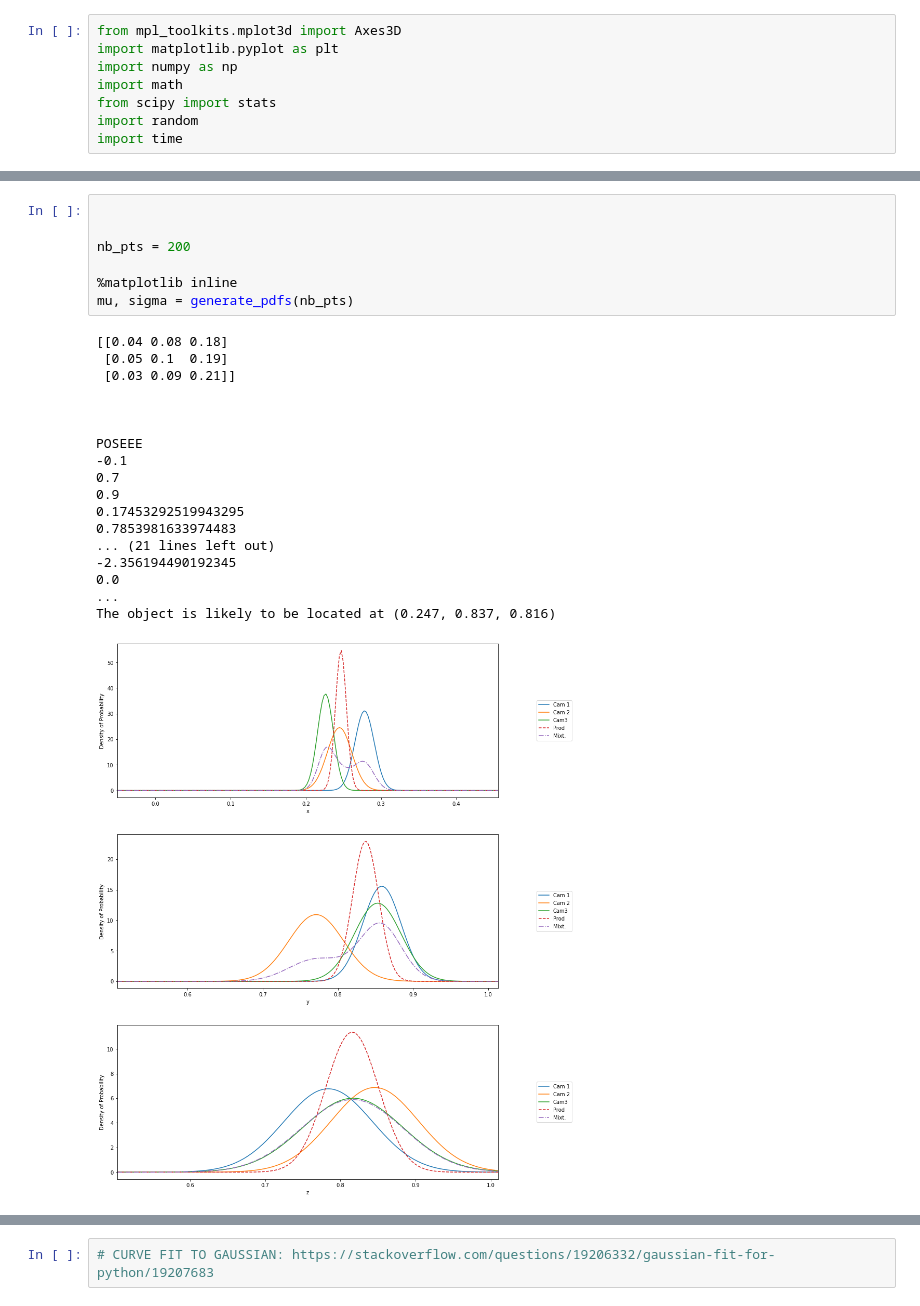
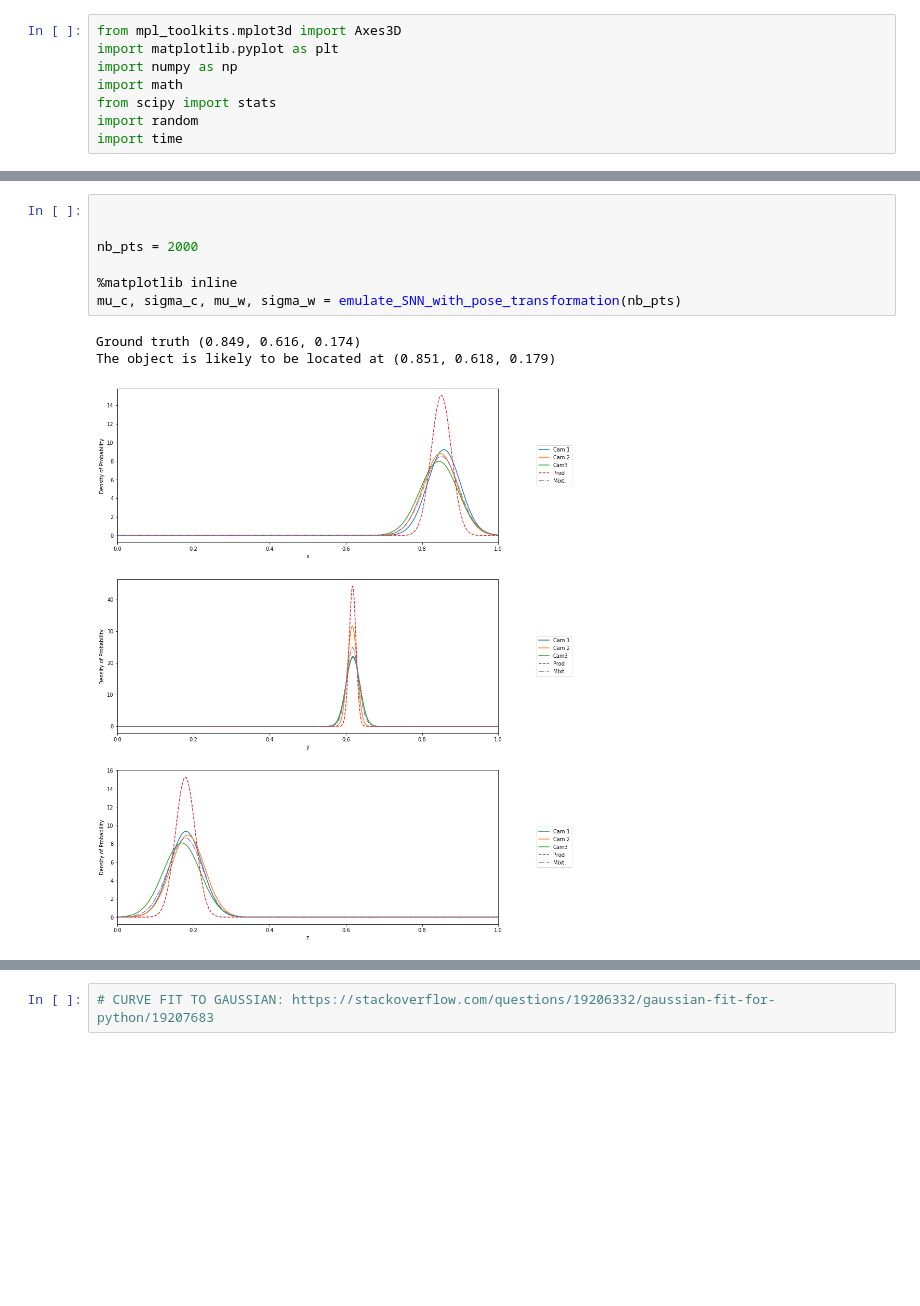
Before and after one commit to jpromerob/PoseMerge, a Jupyter notebook: Merger.ipynb, the cells around one changed output, grey strips where cells are left out. Saved outputs shown, nothing was run; the diff lists cells and outputs as text; blank space fills up the shorter version.

Commit message:
Merger ready? Gaussians + c2w/w2c transformations

```diff
--- a/Merger.ipynb
+++ b/Merger.ipynb
@@ -405,29 +460,14 @@ def visualize_3d(nb_pts, mu, sigma):
 # %%
 
 
-nb_pts = 200
+nb_pts = 2000
 
 %matplotlib inline
-mu, sigma = generate_pdfs(nb_pts)
+mu_c, sigma_c, mu_w, sigma_w = emulate_SNN_with_pose_transformation(nb_pts)
 # %% [output]
-[[0.04 0.08 0.18]
- [0.05 0.1  0.19]
- [0.03 0.09 0.21]]
-
-
-
-POSEEE
--0.1
-0.7
-0.9
-0.17453292519943295
-0.7853981633974483
-... (21 lines left out)
--2.356194490192345
-0.0
-...
-The object is likely to be located at (0.247, 0.837, 0.816)
+Ground truth (0.849, 0.616, 0.174)
+The object is likely to be located at (0.851, 0.618, 0.179)
-[figure, old version]
+[figure, new version]
 # %%
 
 %matplotlib notebook
```
Also changed, not shown: parts of 2 cells of this notebook.
